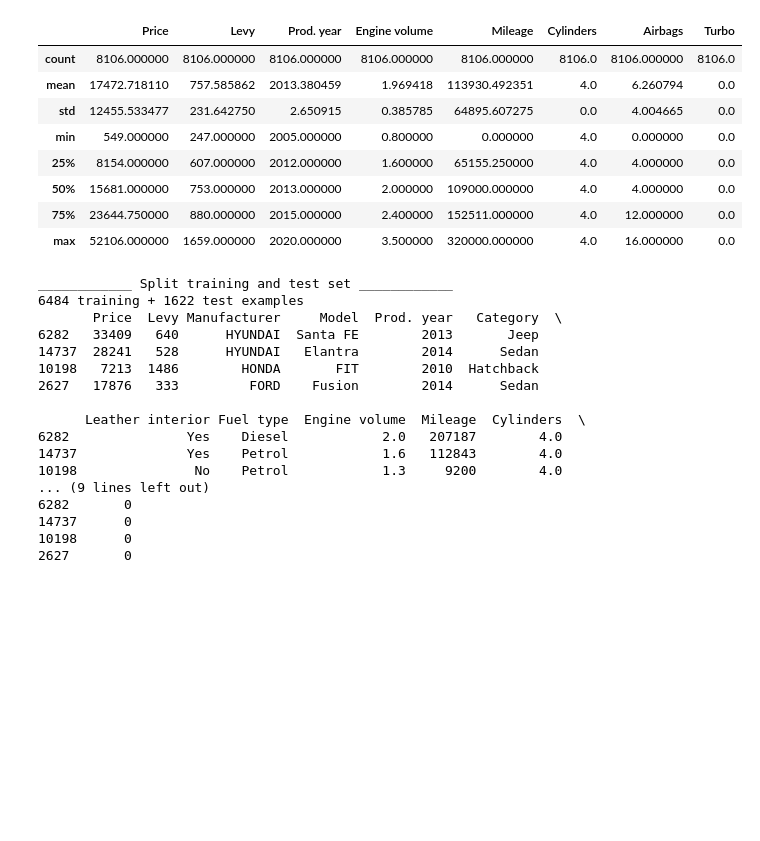
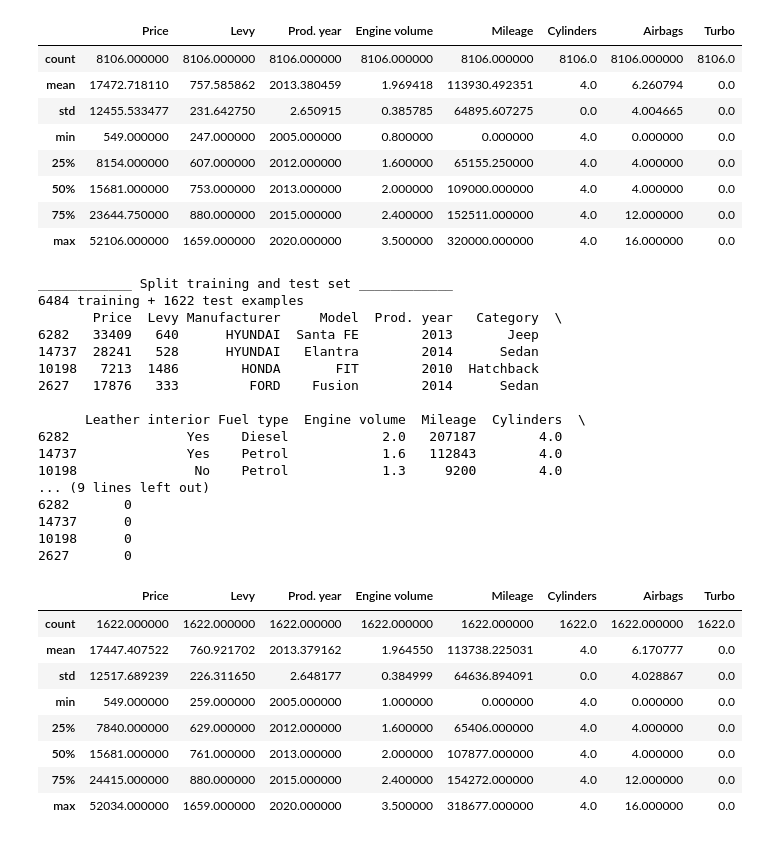
Before and after one commit to TaiVanNgo/Car-Price-Prediction, a Jupyter notebook: car_prediction_step12.ipynb, the cells around one changed output. Drawn from its saved outputs; the diff is of its cells as text; code cells hidden in the pictures; blank space fills up the shorter version.

```diff
--- a/car_prediction_step12.ipynb
+++ b/car_prediction_step12.ipynb
@@ -417,29 +417,39 @@ data_no_outliers.describe()
 # %%
 # 4.2 Split training - test set
 from sklearn.model_selection import train_test_split
 train_set, test_set = train_test_split(data_no_outliers, test_size=0.2, random_state=42) # set random_state to get the same training set all the time,
 																					# otherwise, when repeating training many times, your model may see all the data
 print('\n____________ Split training and test set ____________')
 print(len(train_set), "training +", len(test_set), "test examples")
 print(test_set.head(4))
+test_set.describe()
 # %% [output]
 ____________ Split training and test set ____________
 6484 training + 1622 test examples
        Price  Levy Manufacturer     Model  Prod. year   Category  \
 6282   33409   640      HYUNDAI  Santa FE        2013       Jeep
 14737  28241   528      HYUNDAI   Elantra        2014      Sedan
 10198   7213  1486        HONDA       FIT        2010  Hatchback
 2627   17876   333         FORD    Fusion        2014      Sedan
 
       Leather interior Fuel type  Engine volume  Mileage  Cylinders  \
 6282               Yes    Diesel            2.0   207187        4.0
 14737              Yes    Petrol            1.6   112843        4.0
 10198               No    Petrol            1.3     9200        4.0
 ... (9 lines left out)
 6282       0
 14737      0
 10198      0
 2627       0
+|  | Price | Levy | Prod. year | Engine volume | Mileage | Cylinders | Airbags | Turbo |
+| count | 1622.000000 | 1622.000000 | 1622.000000 | 1622.000000 | 1622.000000 | 1622.0 | 1622.000000 | 1622.0 |
+| mean | 17447.407522 | 760.921702 | 2013.379162 | 1.964550 | 113738.225031 | 4.0 | 6.170777 | 0.0 |
+| std | 12517.689239 | 226.311650 | 2.648177 | 0.384999 | 64636.894091 | 0.0 | 4.028867 | 0.0 |
+| min | 549.000000 | 259.000000 | 2005.000000 | 1.000000 | 0.000000 | 4.0 | 0.000000 | 0.0 |
+| 25% | 7840.000000 | 629.000000 | 2012.000000 | 1.600000 | 65406.000000 | 4.0 | 4.000000 | 0.0 |
+| 50% | 15681.000000 | 761.000000 | 2013.000000 | 2.000000 | 107877.000000 | 4.0 | 4.000000 | 0.0 |
+| 75% | 24415.000000 | 880.000000 | 2015.000000 | 2.400000 | 154272.000000 | 4.0 | 12.000000 | 0.0 |
+| max | 52034.000000 | 1659.000000 | 2020.000000 | 3.500000 | 318677.000000 | 4.0 | 16.000000 | 0.0 |
 # %%
 #%% 4.3 Separate labels from data, since we do not process label values
 train_set_labels = train_set["Price"].copy()
```
Also changed, not shown: parts of 2 cells of this notebook.
